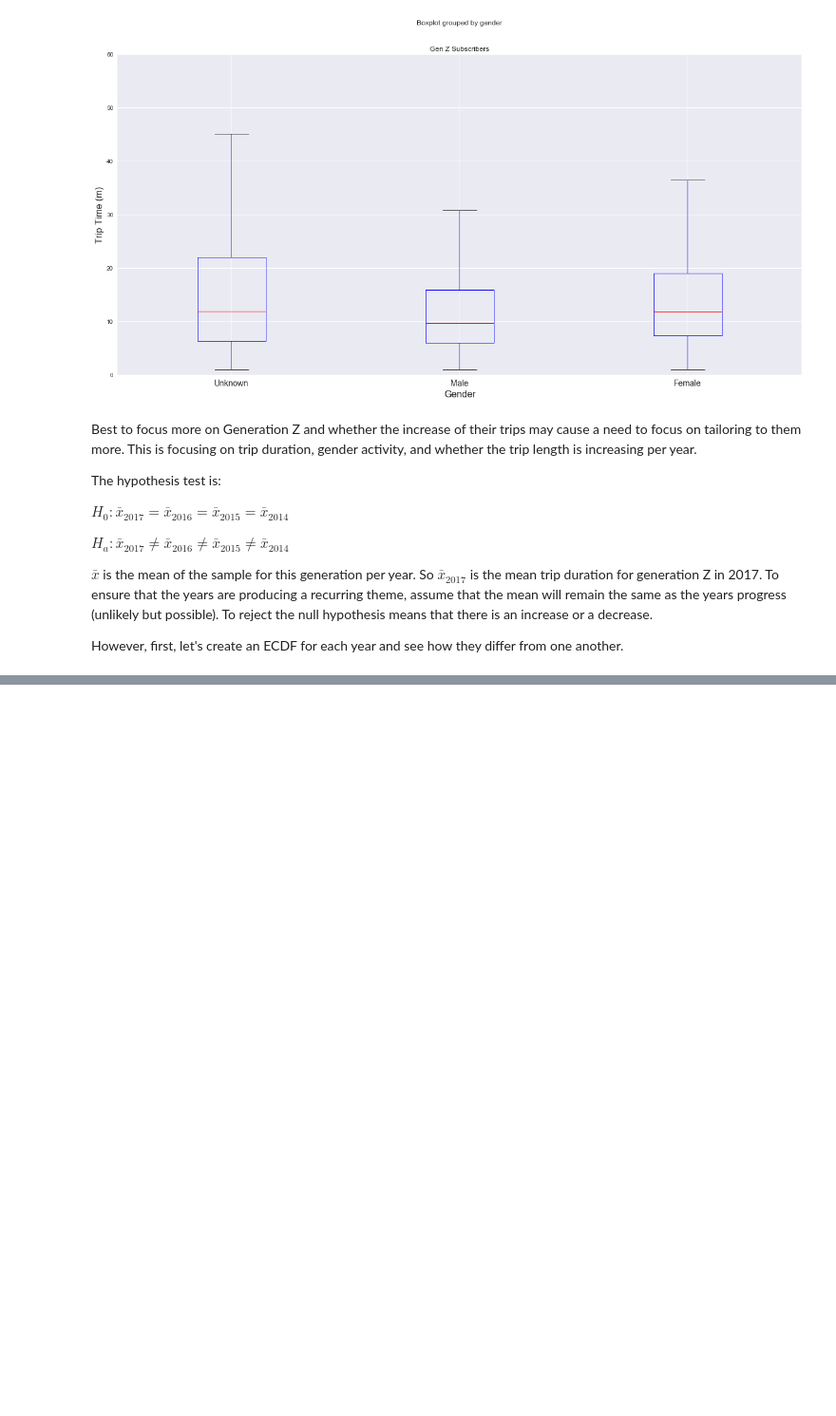
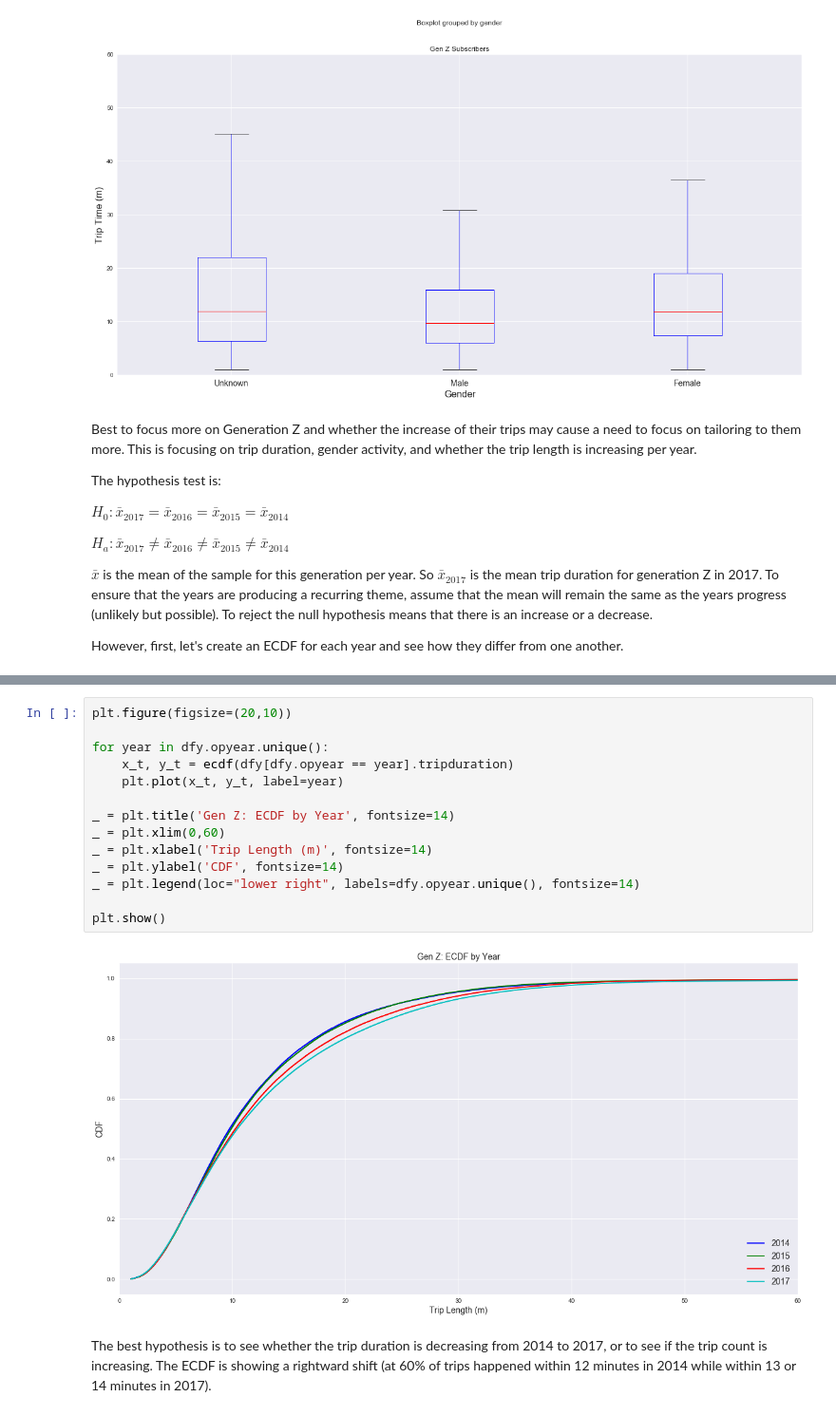
Before and after one commit to advanit/sb-capstone1, a Jupyter notebook: final_code.ipynb, the cells around one changed output, grey strips where cells are left out. Shown: that part at 95% size. Cells and saved outputs as stored; diff of their text form; blank space fills up the shorter version.

Commit message:
includes ecdf

```diff
--- a/final_code.ipynb
+++ b/final_code.ipynb
@@ -304,0 +363,18 @@ However, first, let's create an ECDF for each year and see how they differ from
+# %%
+plt.figure(figsize=(20,10))
+
+for year in dfy.opyear.unique():
+    x_t, y_t = ecdf(dfy[dfy.opyear == year].tripduration)
+    plt.plot(x_t, y_t, label=year)
+
+_ = plt.title('Gen Z: ECDF by Year', fontsize=14)
+_ = plt.xlim(0,60)
+_ = plt.xlabel('Trip Length (m)', fontsize=14)
+_ = plt.ylabel('CDF', fontsize=14)
+_ = plt.legend(loc="lower right", labels=dfy.opyear.unique(), fontsize=14)
+
+plt.show()
+# %% [output]
+[figure, added]
+# %% [markdown]
+The best hypothesis is to see whether the trip duration is decreasing from 2014 to 2017, or to see if the trip count is increasing.  The ECDF is showing a rightward shift (at 60% of trips happened within 12 minutes in 2014 while within 13 or 14 minutes in 2017).
```
Also changed, not shown: parts of 1 cell of this notebook.
